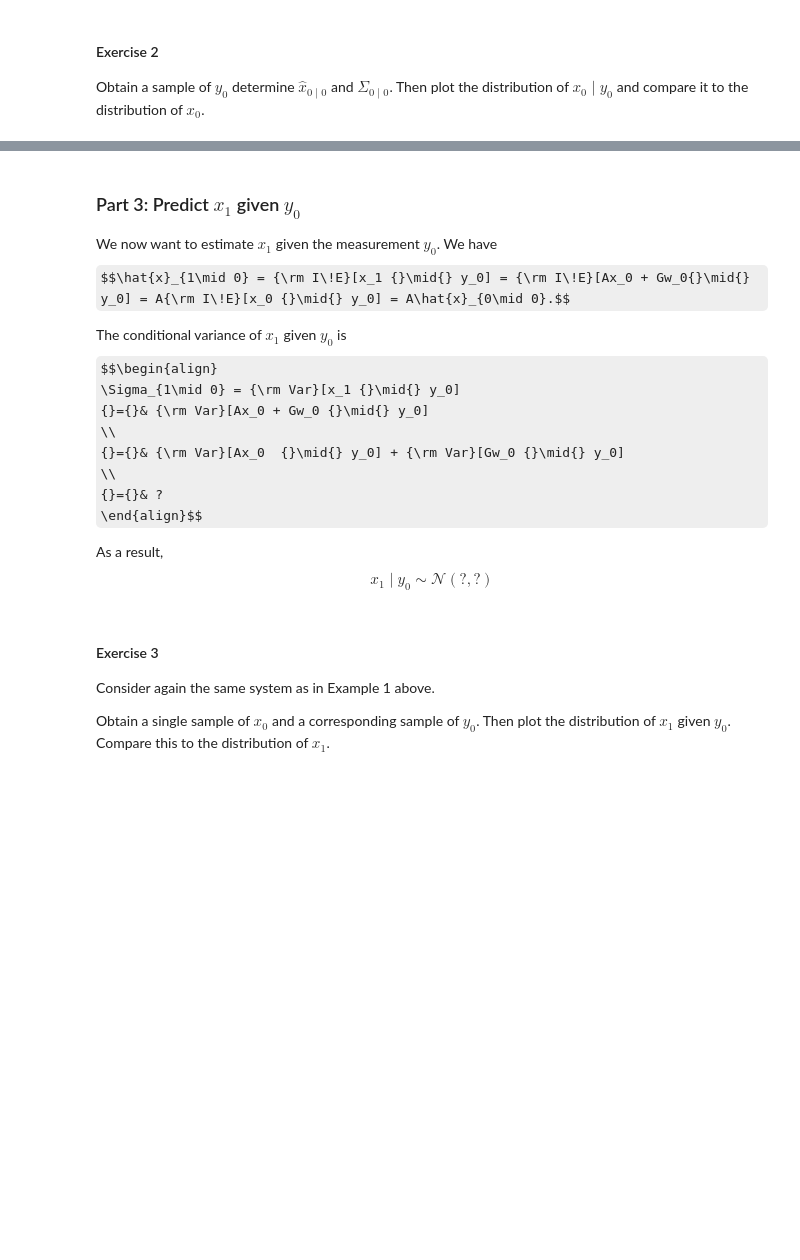
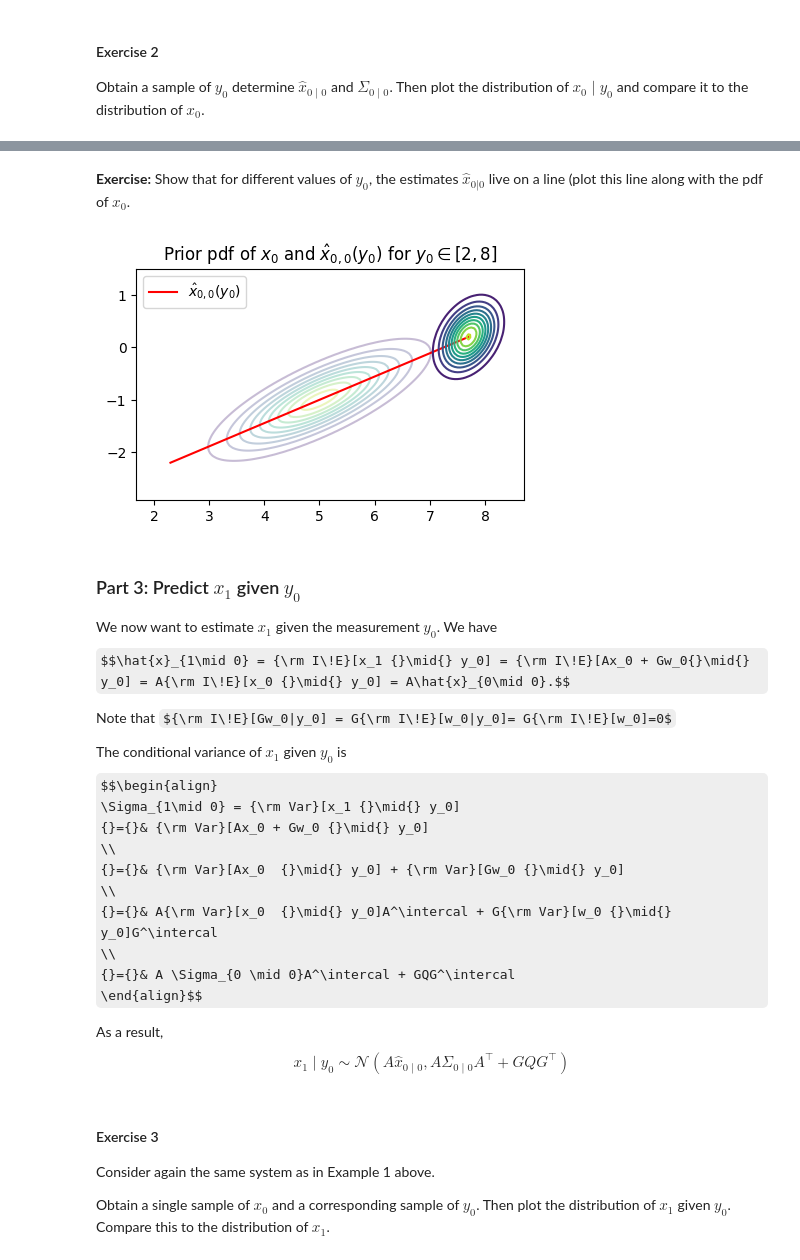
Before and after one commit to Gijinkstra/EstimationTheoryNotebooks, a Jupyter notebook: 2_kalman/2_kalman_basic.ipynb, the cells around one changed output, grey strips where cells are left out. Saved outputs shown, nothing was run; the diff lists cells and outputs as text; code cells hidden in the pictures; some formulas as TeX source; blank space fills up the shorter version.

```diff
--- a/2_kalman/2_kalman_basic.ipynb
+++ b/2_kalman/2_kalman_basic.ipynb
@@ -220,8 +274,34 @@ plt.show()
+# %% [markdown]
+**Exercise:** Show that for different values of $y_0$, the estimates $\hat{x}_{0 | 0}$ live on a line (plot this line along with the pdf of $x_0$.
+# %%
+# --- PART 6 STARTS HERE ---
+plt.figure(figsize=(5, 3))
+plot_2d_normal_pdf(x0_mean, x0_var, alpha=0.3)
+
+ys = np.linspace(2, 8, 100)
+x00_ys = np.zeros((100, 2))
+for i in range(100):
+    x00_ys[i,:] = cond_exp_x0_given_y0(ys[i])
+
+plt.plot(x00_ys[:,0], x00_ys[:,1], 'r-', label='$\\hat{x}_{0, 0}(y_0)$')
+plt.legend(loc='upper left')
+plt.title("Prior pdf of $x_0$ and $\\hat{x}_{0, 0}(y_0)$ for $y_0 \\in [2, 8]$")
+
+y = 8
+x0_given_y0_mean = cond_exp_x0_given_y0(y)
+x0_given_y0_var =  x0_var - x0_var @ C.T @ np.linalg.solve(C@x0_var@C.T + R, C@x0_var)
+plot_2d_normal_pdf(x0_given_y0_mean, x0_given_y0_var) # conditional pdf
+
+plt.show()
+# %% [output]
+[figure, added]
 # %% [markdown]
 ### Part 3: Predict $x_1$ given $y_0$
 
 We now want to estimate $x_1$ given the measurement $y_0$. We have
 $$\hat{x}_{1\mid 0} = {\rm I\!E}[x_1 {}\mid{} y_0] = {\rm I\!E}[Ax_0 + Gw_0{}\mid{} y_0] = A{\rm I\!E}[x_0 {}\mid{} y_0] = A\hat{x}_{0\mid 0}.$$
+
+Note that ${\rm I\!E}[Gw_0|y_0] = G{\rm I\!E}[w_0|y_0]= G{\rm I\!E}[w_0]=0$
 
 The conditional variance of $x_1$ given $y_0$ is
 $$\begin{align}
@@ -230,11 +310,13 @@ $$\begin{align}
  \\
  {}={}& {\rm Var}[Ax_0  {}\mid{} y_0] + {\rm Var}[Gw_0 {}\mid{} y_0]
  \\
- {}={}& ?
+ {}={}& A{\rm Var}[x_0  {}\mid{} y_0]A^\intercal + G{\rm Var}[w_0 {}\mid{} y_0]G^\intercal
+ \\
+ {}={}& A \Sigma_{0 \mid 0}A^\intercal + GQG^\intercal
 \end{align}$$
 
 As a result,
-$$x_1 {}\mid{} y_0 \sim \mathcal{N}(?,?)$$
+$$x_1 {}\mid{} y_0 \sim \mathcal{N}(A\hat{x}_{0\mid 0}, A \Sigma_{0 \mid 0}A^\intercal + GQG^\intercal)$$
 # %% [markdown]
 #### Exercise 3
 
```
Also changed, not shown: parts of 15 cells of this notebook, 1 other file.
